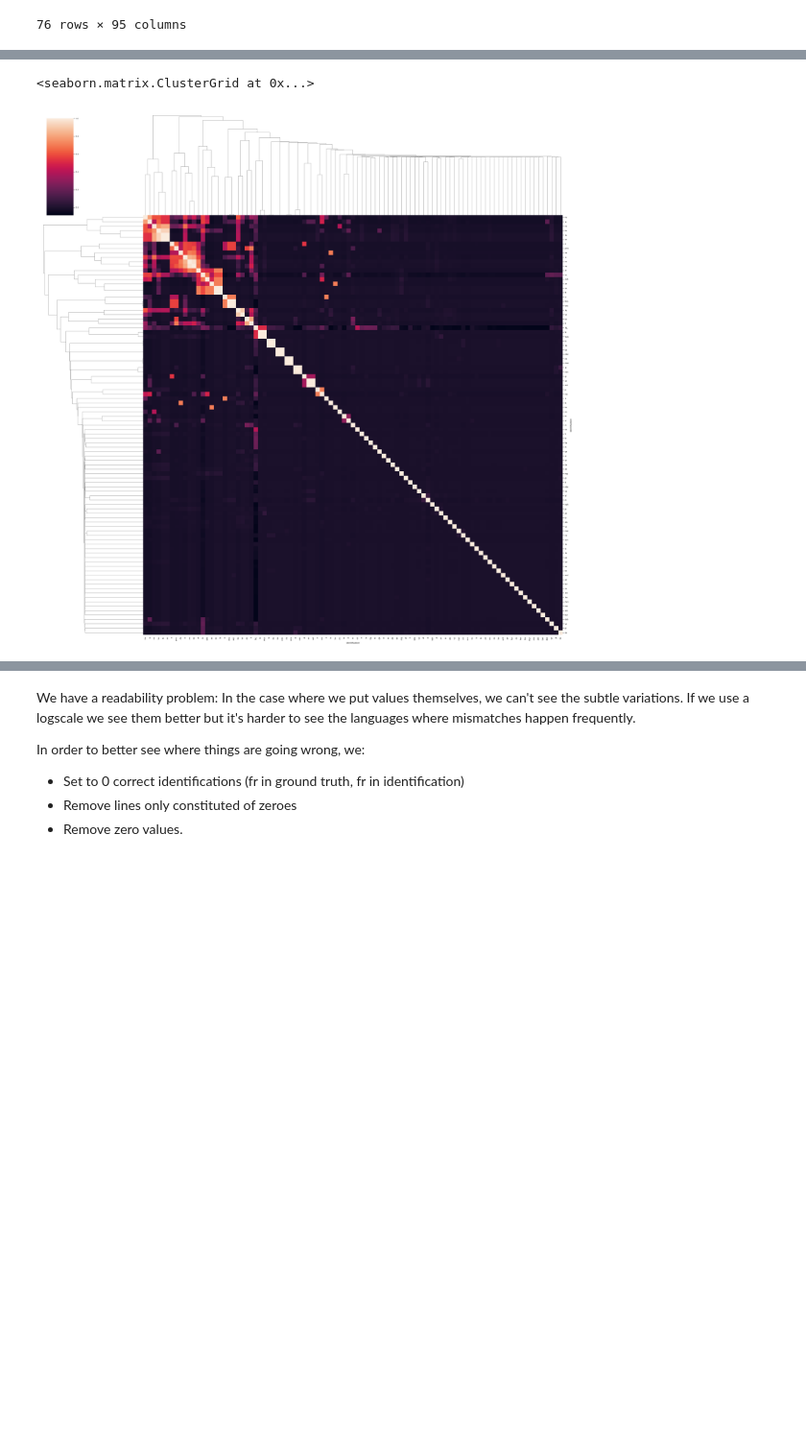
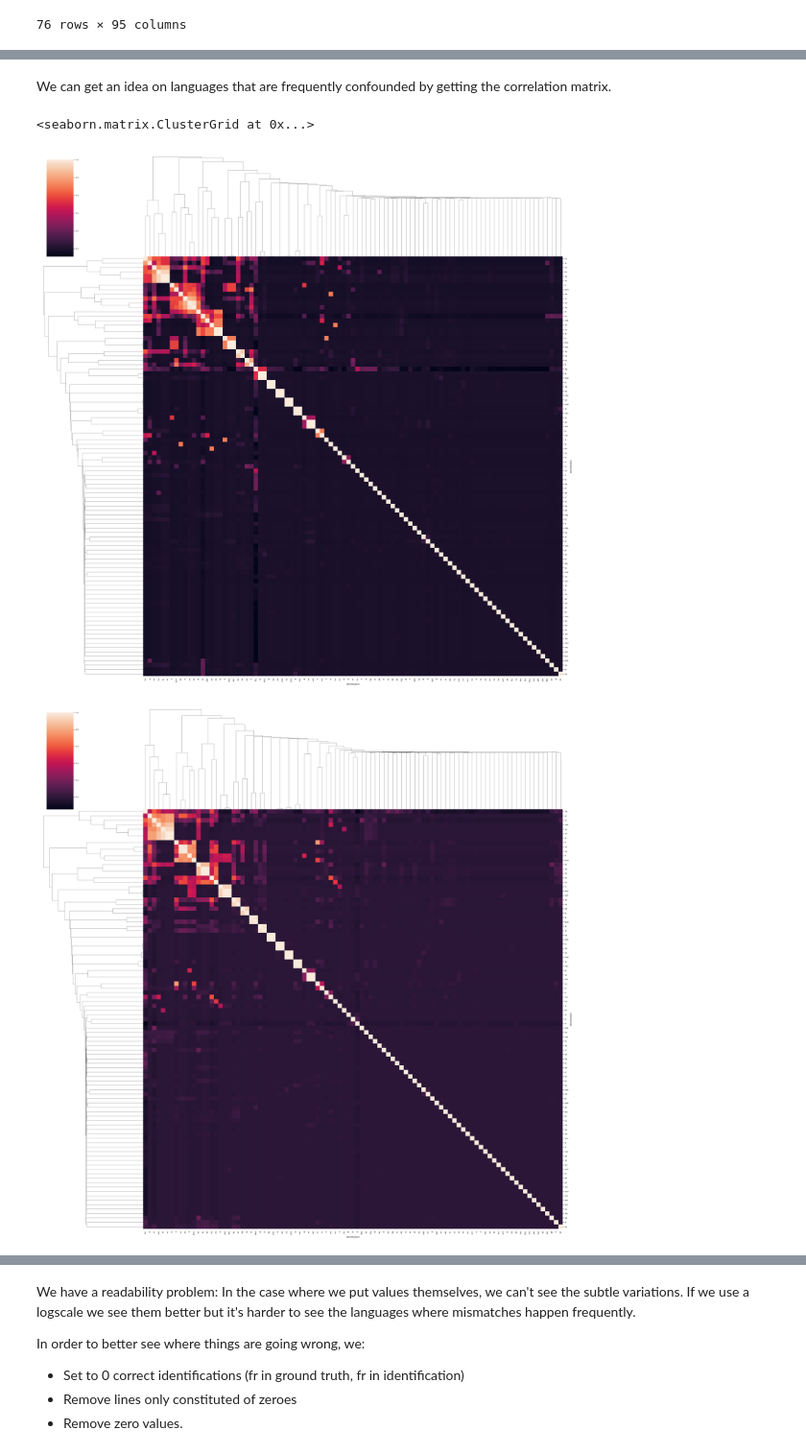
Before and after one commit to oscar-project/OSCAR-CommonCrawl-Collab, a Jupyter notebook: langid/pipline.ipynb, the cells around one changed output, grey strips where cells are left out. Shown at 96% size. Saved outputs shown, nothing was run; the diff lists cells and outputs as text; code cells hidden in the pictures; blank space fills up the shorter version.

```diff
--- a/langid/pipline.ipynb
+++ b/langid/pipline.ipynb
@@ -499,6 +545,9 @@ conf_mtx
+# %% [markdown]
+We can get an idea on languages that are frequently confounded by getting the correlation matrix.
 # %%
-conf_mtx.corr()
 sns.clustermap(conf_mtx.corr(), figsize=(30, 30))
+sns.clustermap(conf_mtx_pctg.corr(), figsize=(30, 30))
 # %% [output]
 <seaborn.matrix.ClusterGrid at 0x...>
 [figure]
+[figure, added]
```
Also changed, not shown: parts of 10 cells of this notebook.
